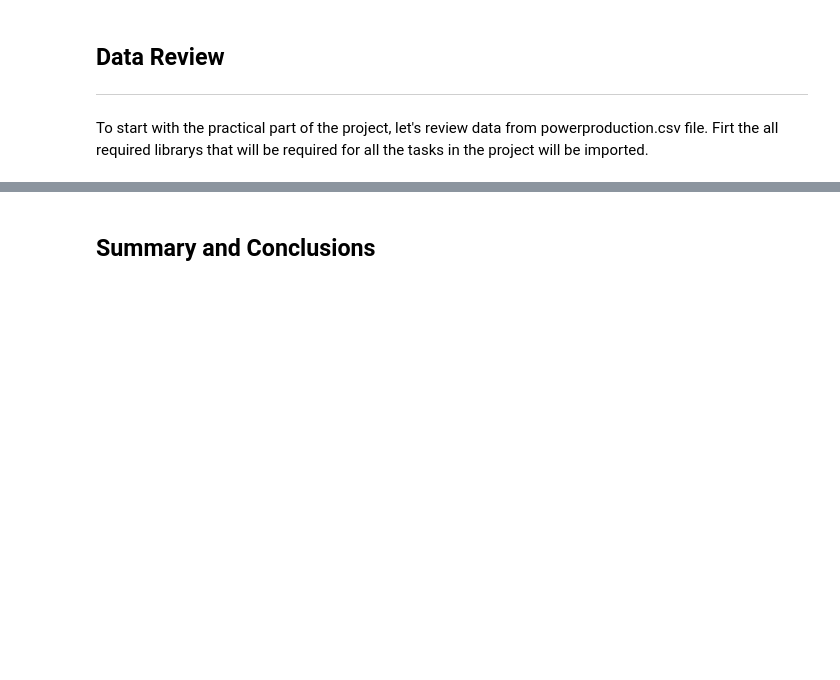
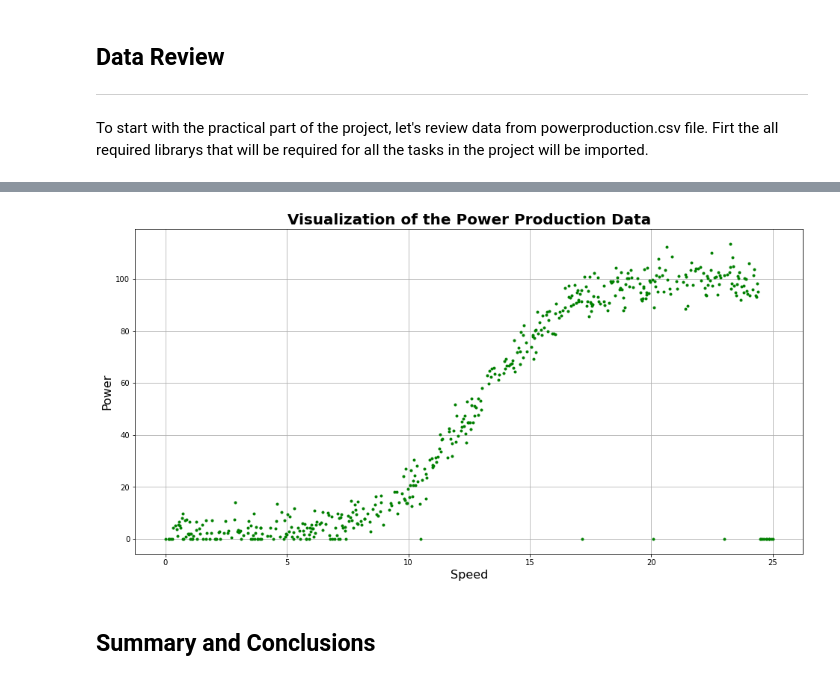
Before and after one commit to G00376332/52954-MachineLearning_Project, a Jupyter notebook: Project.ipynb, the cells around one changed output, grey strips where cells are left out. Cells and saved outputs as stored; diff of their text form; code cells hidden in the pictures; blank space fills up the shorter version.

Commit message:
Update jupyter notebook - data review

```diff
--- a/Project.ipynb
+++ b/Project.ipynb
@@ -101,3 +101,8 @@ import matplotlib.pyplot as plt
 
 # Use magic function to render the figure in a notebook
 %matplotlib inline
+# %%
+# Load the dataset into the dataframe
+df = pd.read_csv('Data/powerproduction.csv')
+# Display first 10 rows of dataset
+df.head(10)
@@ -104,3 +163,20 @@ import matplotlib.pyplot as plt
+# %%
+# Sets a plot style
+# Define chart size
+plt.figure(figsize=(16,8))
+# Add grid lines
+plt.grid(True)
+# Add title to the chart
+plt.title("Visualization of the Power Production Data", fontweight="bold", fontsize=20)
+# # Add x lable to the chart
+plt.xlabel('Speed', size=16)
+# Add y lable to the chart
+plt.ylabel('Power', size=16)
+# Plot and show data
+plt.plot(df.speed, df.power, '.g')
+plt.show()
+# %% [output]
+[figure, added]
 # %% [markdown]
 ## Summary and Conclusions<a id="summary"/>
 # %% [markdown]
```
Also changed, not shown: parts of 7 cells of this notebook.
